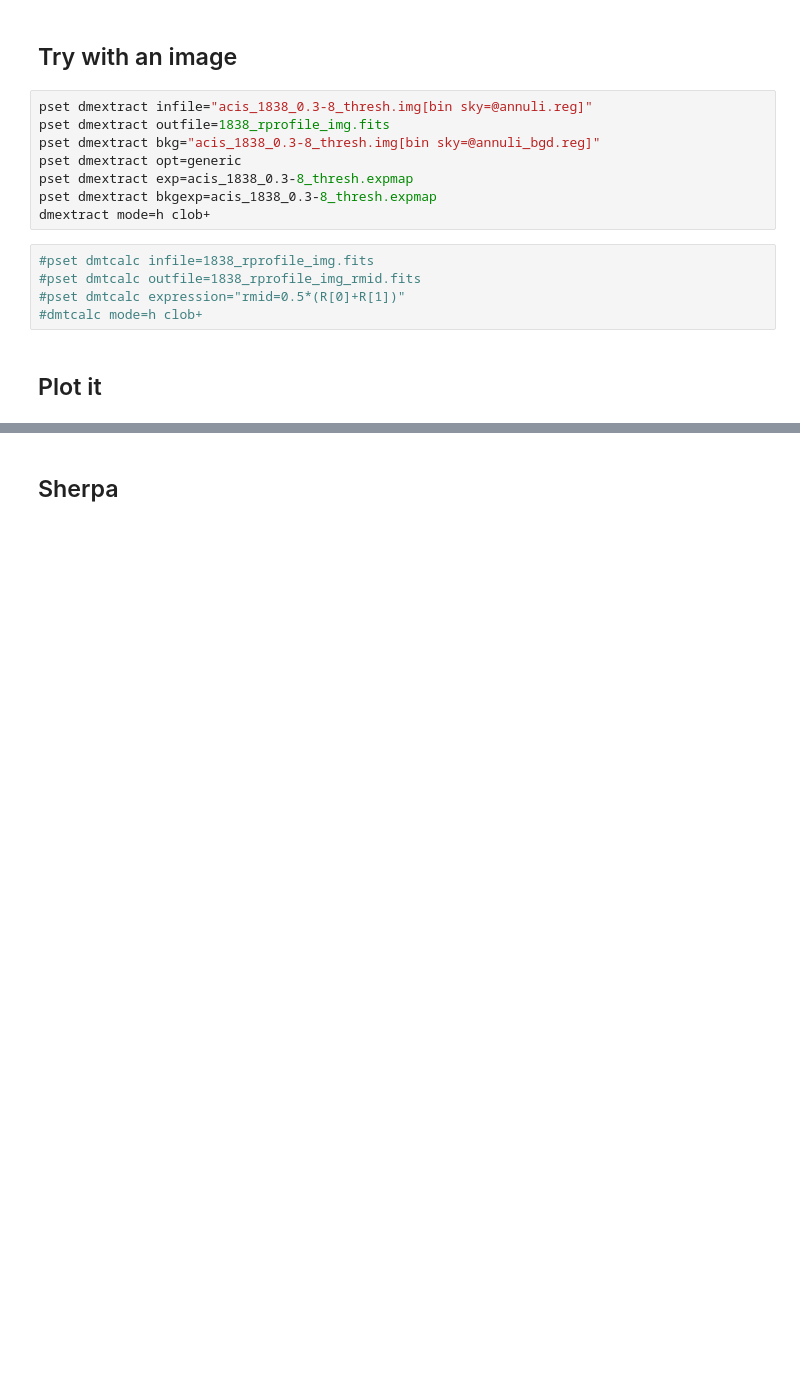
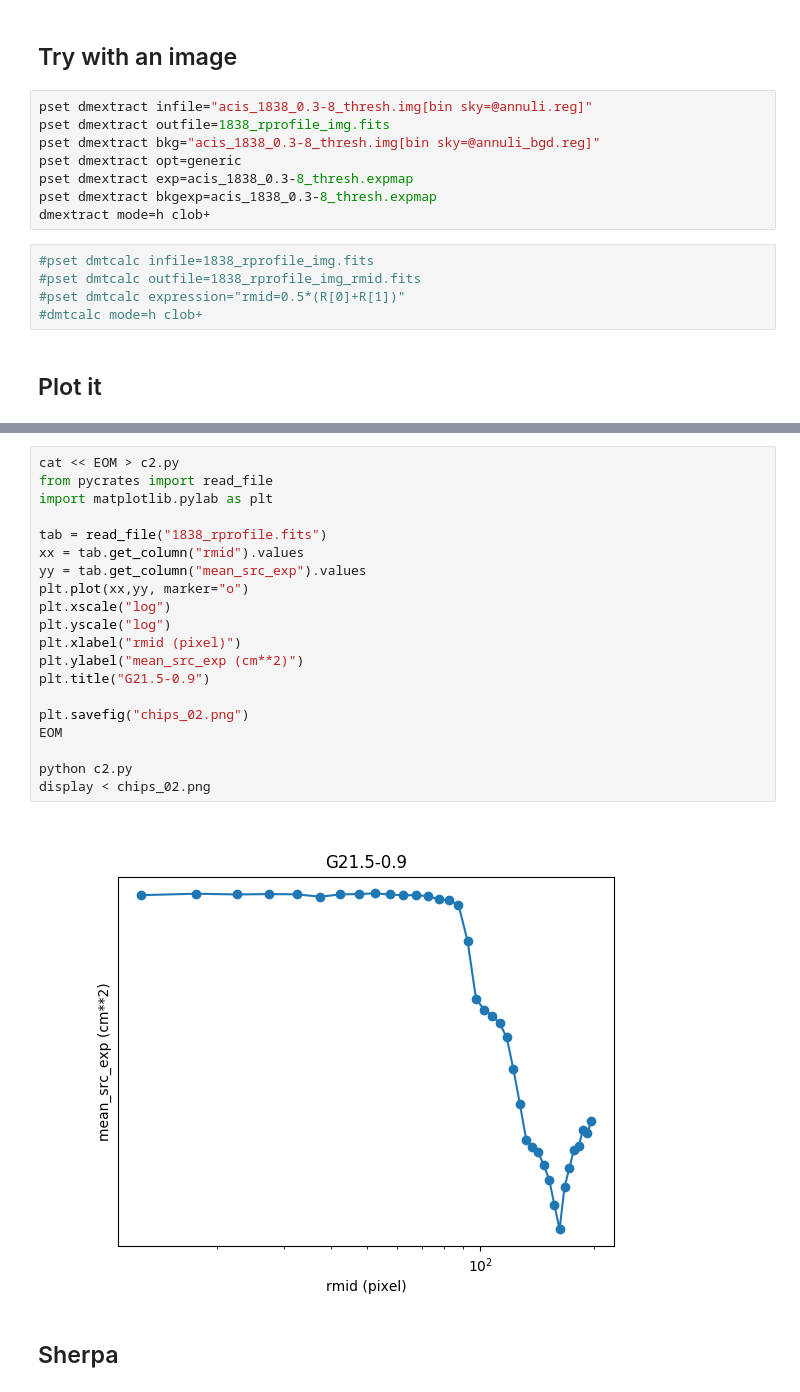
Before and after one commit to cxcsds/ciao-threads, a Jupyter notebook: radial_profile.ipynb, the cells around one changed output, grey strips where cells are left out. Drawn from its saved outputs; the diff is of its cells as text; blank space fills up the shorter version.

```diff
--- a/radial_profile.ipynb
+++ b/radial_profile.ipynb
@@ -258,3 +243,25 @@ display < chips_02.png
+# %%
+cat << EOM > c2.py
+from pycrates import read_file
+import matplotlib.pylab as plt
+
+tab = read_file("1838_rprofile.fits")
+xx = tab.get_column("rmid").values
+yy = tab.get_column("mean_src_exp").values
+plt.plot(xx,yy, marker="o")
+plt.xscale("log")
+plt.yscale("log")
+plt.xlabel("rmid (pixel)")
+plt.ylabel("mean_src_exp (cm**2)")
+plt.title("G21.5-0.9")
+
+plt.savefig("chips_02.png")
+EOM
+
+python c2.py
+display < chips_02.png
+# %% [output]
+[figure, added]
 # %% [markdown]
 ## Sherpa
 # %%
```
Also changed, not shown: parts of 9 cells of this notebook.
